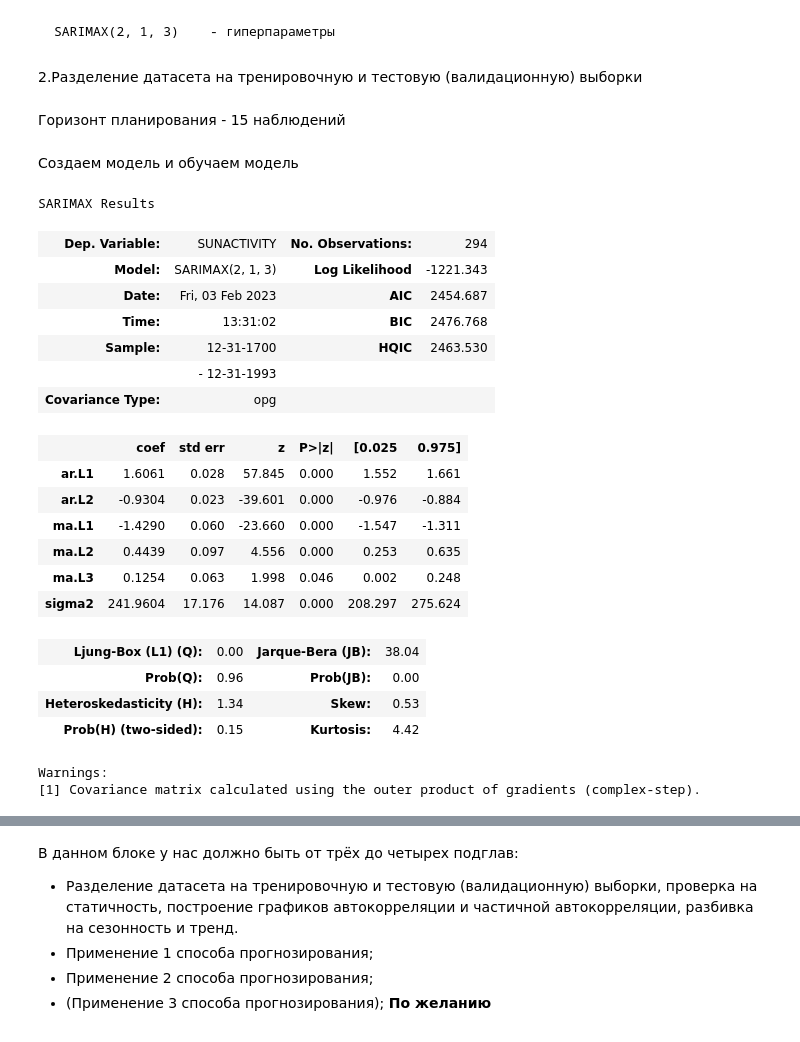
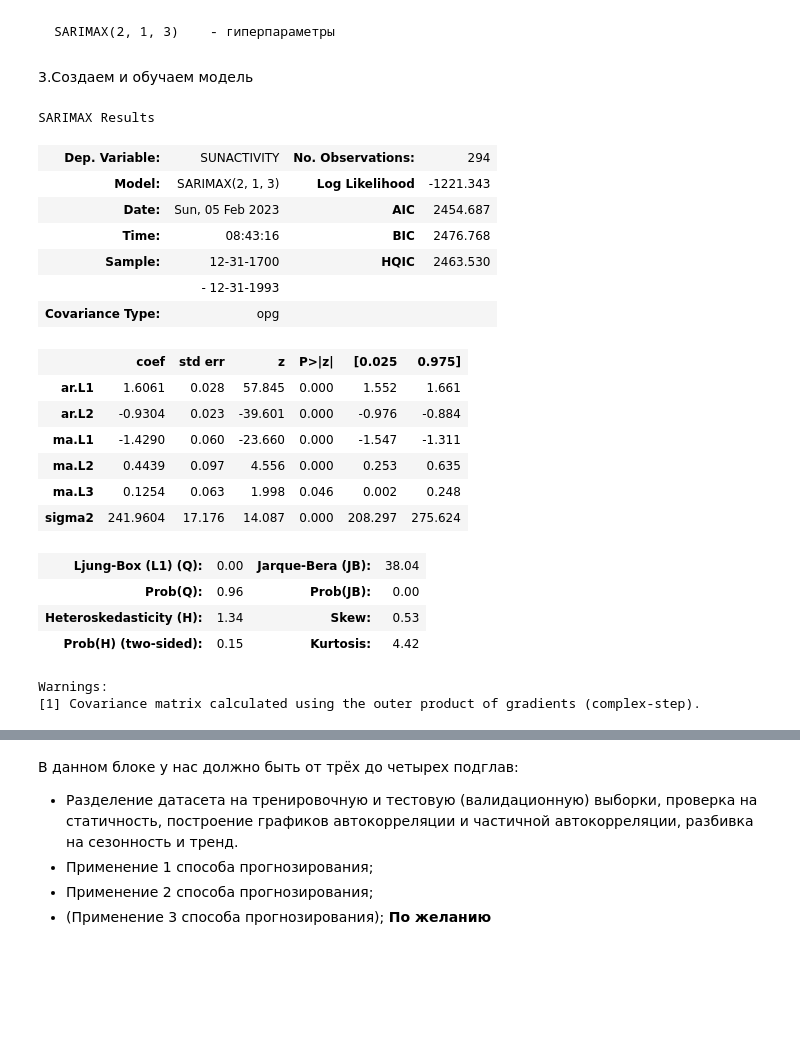
Before and after one commit to Elisakova/github_welcom, a Jupyter notebook: Итоговая__аттестация_Исакова_Е_С_ipynb".ipynb, the cells around one changed output, grey strips where cells are left out. Cells and saved outputs as stored; diff of their text form; code cells hidden in the pictures; blank space fills up the shorter version.

```diff
--- a/Итоговая__аттестация_Исакова_Е_С_ipynb".ipynb
+++ b/Итоговая__аттестация_Исакова_Е_С_ipynb".ipynb
@@ -165,0 +159,4 @@ result.plot()
+# %%
+train= df.iloc[:-15]
+test=df.iloc[-15:]
+test.shape
@@ -191,7 +202,3 @@ Warnings:
 [1] Covariance matrix calculated using the outer product of gradients (complex-step).
 # %% [markdown]
 	SARIMAX(2, 1, 3)	- гиперпараметры
-# %% [markdown]
-2.Разделение датасета на тренировочную и тестовую (валидационную) выборки
-# %% [markdown]
- Горизонт планирования - 15 наблюдений
@@ -202,14 +205,14 @@ test_df=df[15:]
 # %% [markdown]
-Создаем модель и обучаем модель
+3.Создаем и обучаем модель
 # %%
-arima=SARIMAX(train_df['SUNACTIVITY'], order=(2,1,3)).fit()
-arima.summary()
+model=SARIMAX(train['SUNACTIVITY'], order=(2,1,3)).fit()
+model.summary()
 # %% [output]
 SARIMAX Results
 | Dep. Variable: | SUNACTIVITY | No. Observations: | 294 |
 | Model: | SARIMAX(2, 1, 3) | Log Likelihood | -1221.343 |
-| Date: | Fri, 03 Feb 2023 | AIC | 2454.687 |
-| Time: | 13:31:02 | BIC | 2476.768 |
+| Date: | Sun, 05 Feb 2023 | AIC | 2454.687 |
+| Time: | 08:43:16 | BIC | 2476.768 |
 | Sample: | 12-31-1700 | HQIC | 2463.530 |
 |  | - 12-31-1993 |  |  |
 | Covariance Type: | opg |  |  |
```
Also changed, not shown: parts of 34 cells of this notebook.
